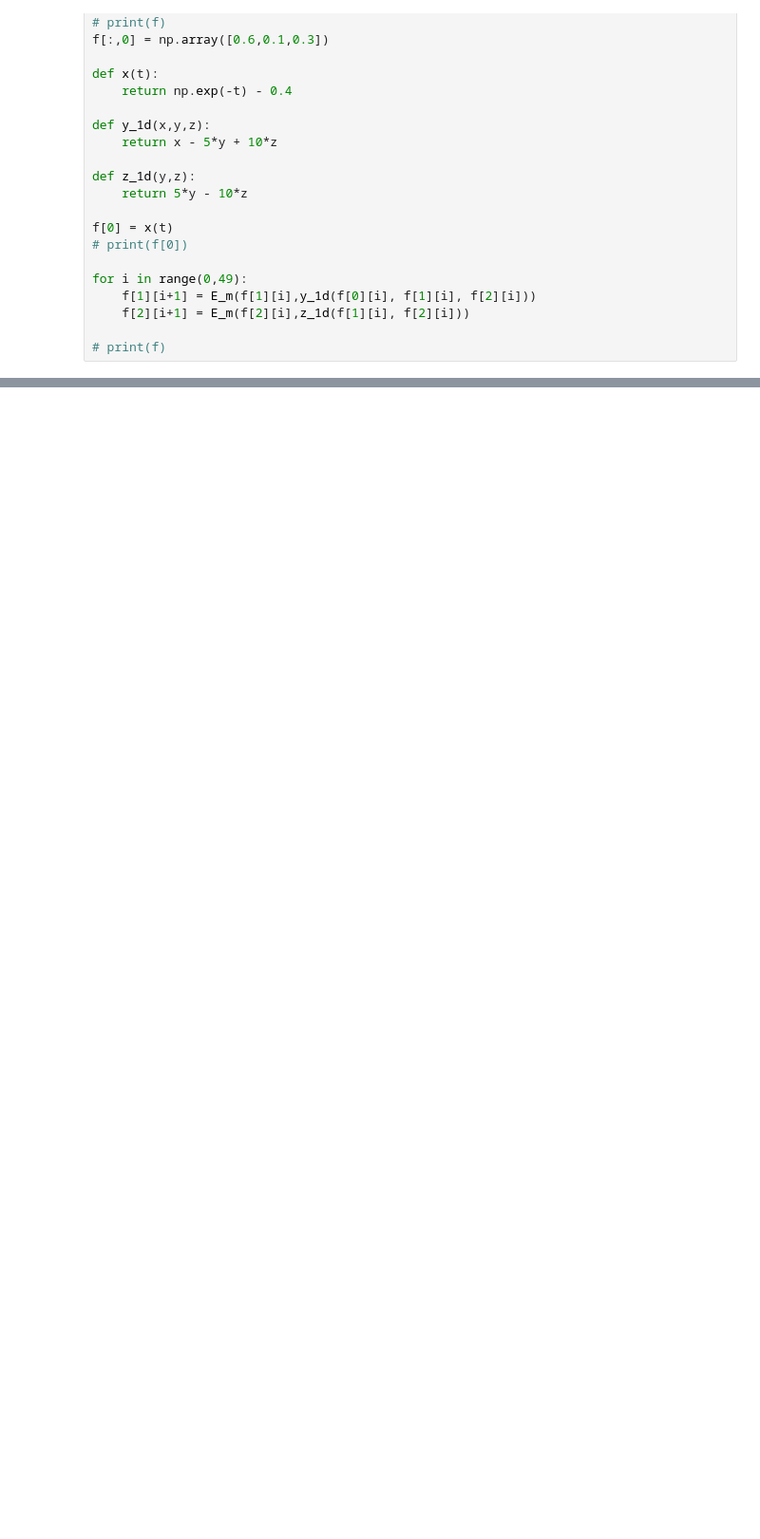
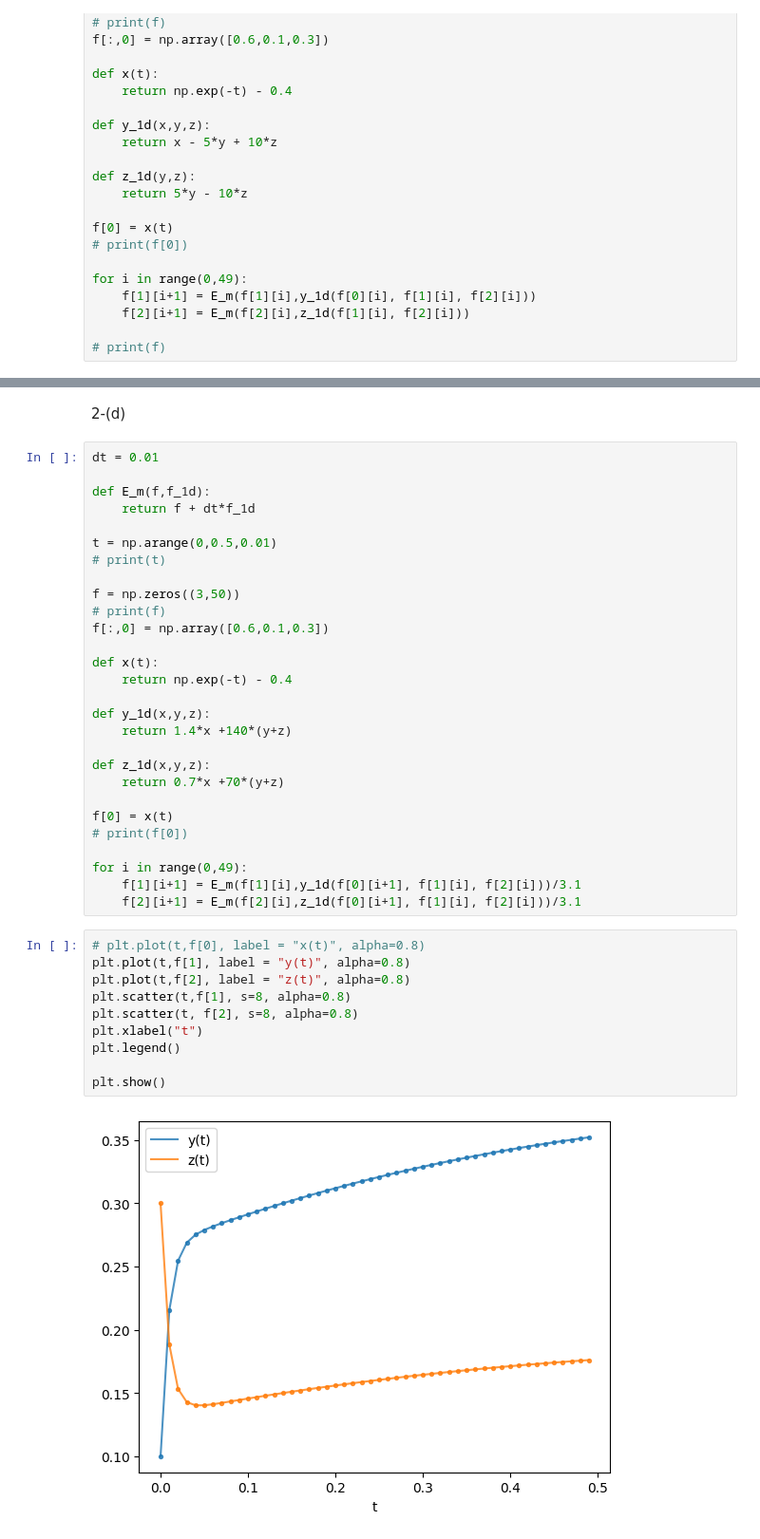
Before and after one commit to Yunseul-PnA/2025-gwnrre-winterschool, a Jupyter notebook: #Pro2.ipynb, the cells around one changed output, grey strips where cells are left out. Shown at 95% size. Cells and saved outputs as stored; diff of their text form; blank space fills up the shorter version.

```diff
--- a/#Pro2.ipynb
+++ b/#Pro2.ipynb
@@ -42,0 +89,42 @@ plt.show()
+# %% [markdown]
+2-(d)
+# %%
+dt = 0.01
+
+def E_m(f,f_1d):
+    return f + dt*f_1d
+
+t = np.arange(0,0.5,0.01)
+# print(t)
+
+f = np.zeros((3,50))
+# print(f)
+f[:,0] = np.array([0.6,0.1,0.3])
+
+def x(t):
+    return np.exp(-t) - 0.4
+
+def y_1d(x,y,z):
+    return 1.4*x +140*(y+z)
+
+def z_1d(x,y,z):
+    return 0.7*x +70*(y+z)
+
+f[0] = x(t)
+# print(f[0])
+
+for i in range(0,49):
+    f[1][i+1] = E_m(f[1][i],y_1d(f[0][i+1], f[1][i], f[2][i]))/3.1
+    f[2][i+1] = E_m(f[2][i],z_1d(f[0][i+1], f[1][i], f[2][i]))/3.1
+# %%
+# plt.plot(t,f[0], label = "x(t)", alpha=0.8)
+plt.plot(t,f[1], label = "y(t)", alpha=0.8)
+plt.plot(t,f[2], label = "z(t)", alpha=0.8)
+plt.scatter(t,f[1], s=8, alpha=0.8)
+plt.scatter(t, f[2], s=8, alpha=0.8)
+plt.xlabel("t")
+plt.legend()
+
+plt.show()
+# %% [output]
+[figure, added]
```
Also changed, not shown: parts of 6 cells of this notebook.
